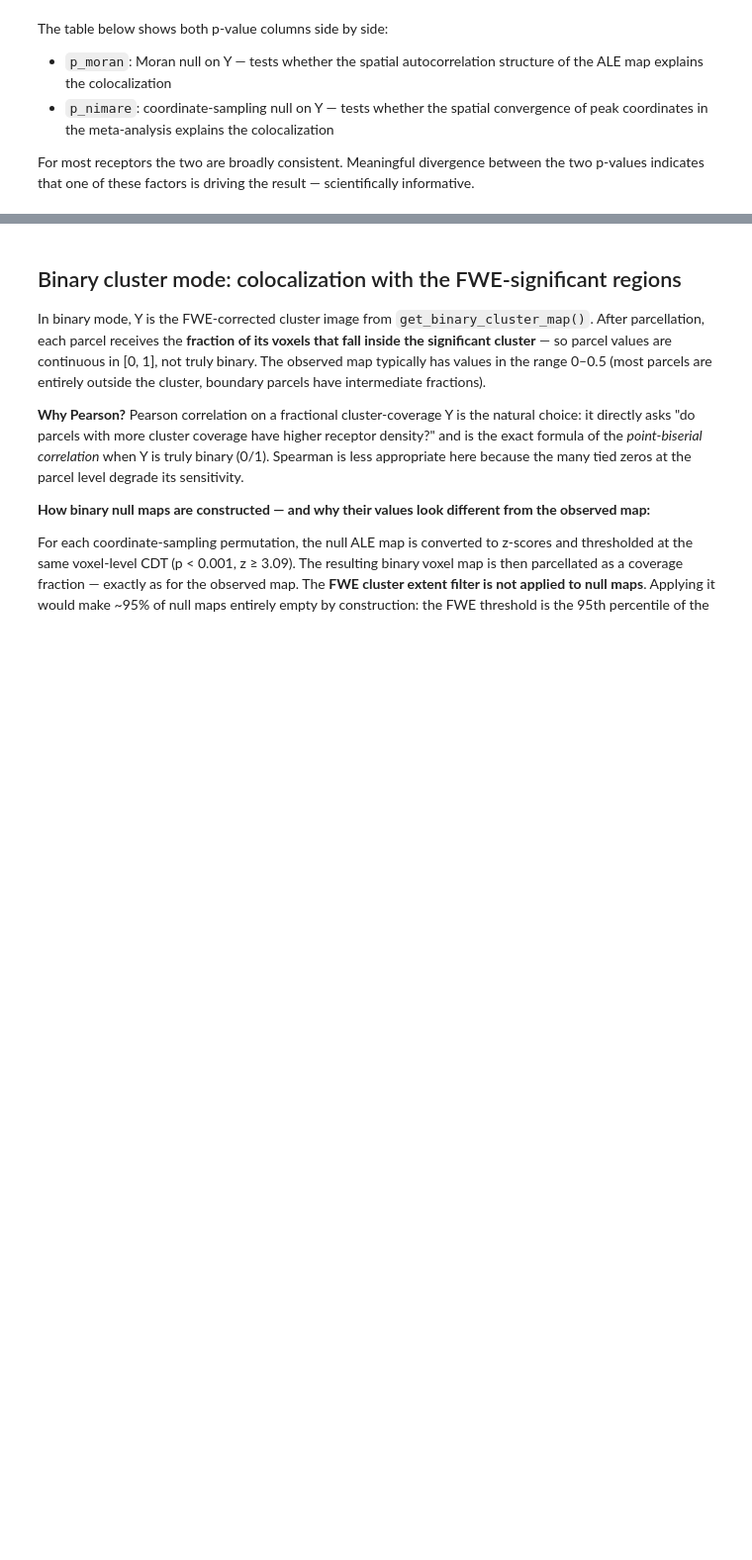
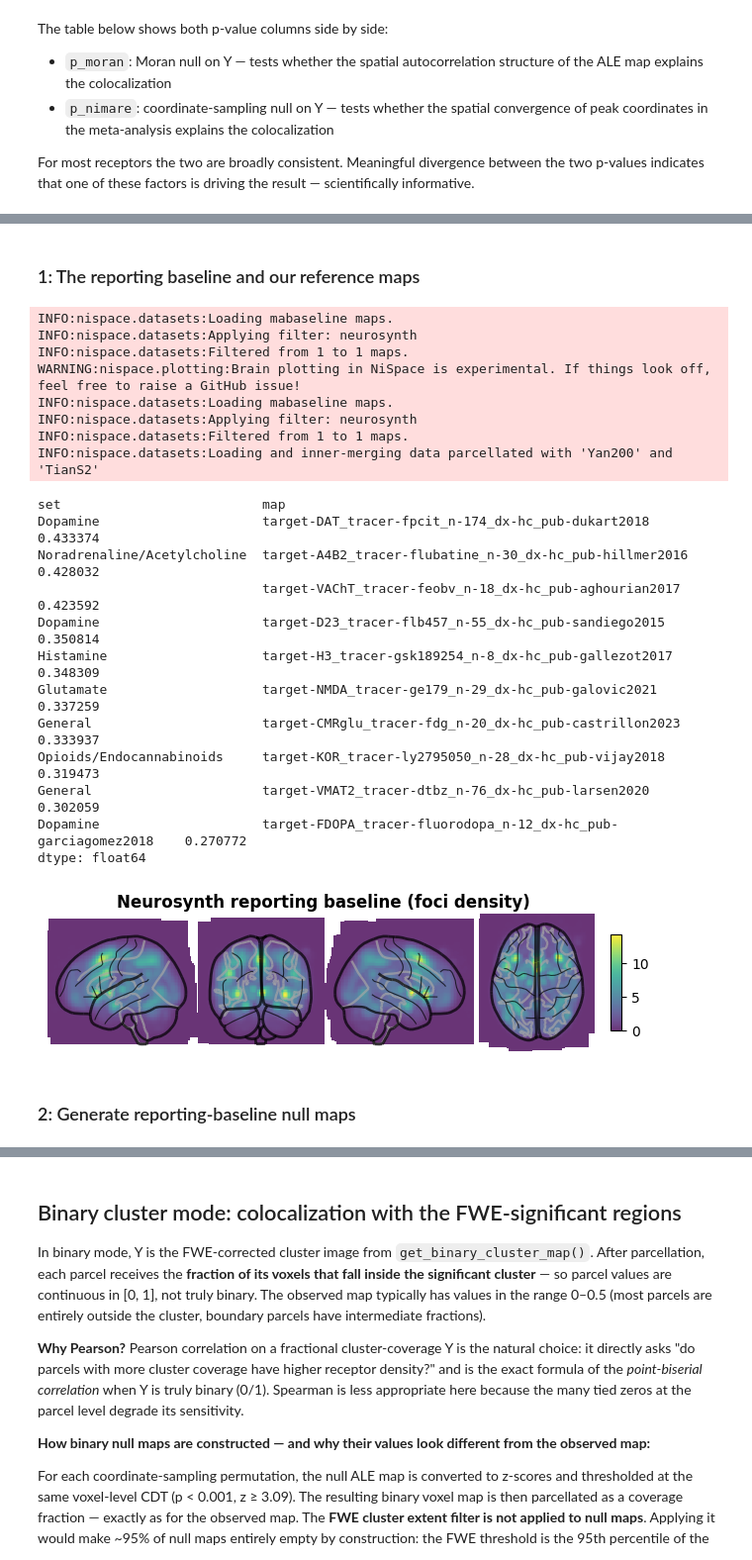
Before and after one commit to LeonDLotter/NiSpace, a Jupyter notebook: docs/nb_introduction/intro12_nimare_integration.ipynb, the cells around one changed output, grey strips where cells are left out. Shown at 99% size. Saved outputs shown, nothing was run; the diff lists cells and outputs as text; code cells hidden in the pictures; blank space fills up the shorter version.

```diff
--- a/docs/nb_introduction/intro12_nimare_integration.ipynb
+++ b/docs/nb_introduction/intro12_nimare_integration.ipynb
@@ -409,0 +452,40 @@ Top 10 by NiMARE p-value:
+# %% [markdown]
+### 1: The reporting baseline and our reference maps
+# %%
+import nibabel as nib
+
+# the reporting baseline in its original (NiMARE) space -- this is what the null sampling uses
+baseline_img = nib.load(
+    fetch_reference("mabaseline", maps="neurosynth", space="MNIOriginal", print_references=False)[0]
+)
+brainplot(baseline_img, title="Neurosynth reporting baseline (foci density)", colorbar=True)
+
+# parcellated baseline, correlated with each PET map: reference maps resembling the baseline are
+# those whose colocalization with *any* ALE map a uniform null is most prone to overstate
+baseline = fetch_reference("mabaseline", maps="neurosynth", parcellation=PARC, print_references=False)
+rho_baseline = pet_maps.T.corrwith(baseline.iloc[0], method="spearman")
+rho_baseline.sort_values(ascending=False).head(10)
+# %% [output]
+INFO:nispace.datasets:Loading mabaseline maps.
+INFO:nispace.datasets:Applying filter: neurosynth
+INFO:nispace.datasets:Filtered from 1 to 1 maps.
+WARNING:nispace.plotting:Brain plotting in NiSpace is experimental. If things look off, feel free to raise a GitHub issue!
+INFO:nispace.datasets:Loading mabaseline maps.
+INFO:nispace.datasets:Applying filter: neurosynth
+INFO:nispace.datasets:Filtered from 1 to 1 maps.
+INFO:nispace.datasets:Loading and inner-merging data parcellated with 'Yan200' and 'TianS2'
+set                          map
+Dopamine                     target-DAT_tracer-fpcit_n-174_dx-hc_pub-dukart2018               0.433374
+Noradrenaline/Acetylcholine  target-A4B2_tracer-flubatine_n-30_dx-hc_pub-hillmer2016          0.428032
+                             target-VAChT_tracer-feobv_n-18_dx-hc_pub-aghourian2017           0.423592
+Dopamine                     target-D23_tracer-flb457_n-55_dx-hc_pub-sandiego2015             0.350814
+Histamine                    target-H3_tracer-gsk189254_n-8_dx-hc_pub-gallezot2017            0.348309
+Glutamate                    target-NMDA_tracer-ge179_n-29_dx-hc_pub-galovic2021              0.337259
+General                      target-CMRglu_tracer-fdg_n-20_dx-hc_pub-castrillon2023           0.333937
+Opioids/Endocannabinoids     target-KOR_tracer-ly2795050_n-28_dx-hc_pub-vijay2018             0.319473
+General                      target-VMAT2_tracer-dtbz_n-76_dx-hc_pub-larsen2020               0.302059
+Dopamine                     target-FDOPA_tracer-fluorodopa_n-12_dx-hc_pub-garciagomez2018    0.270772
+dtype: float64
+[figure, added]
+# %% [markdown]
+### 2: Generate reporting-baseline null maps
```
Also changed, not shown: parts of 25 cells of this notebook, 5 other files.
